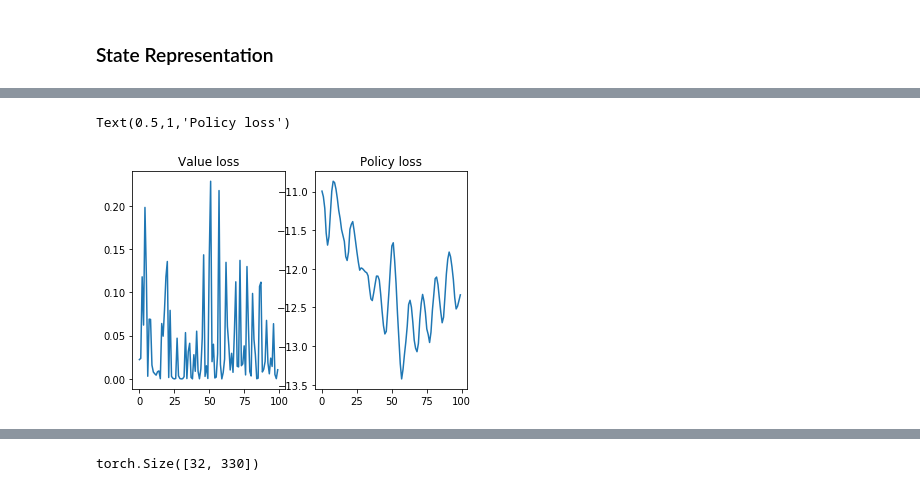
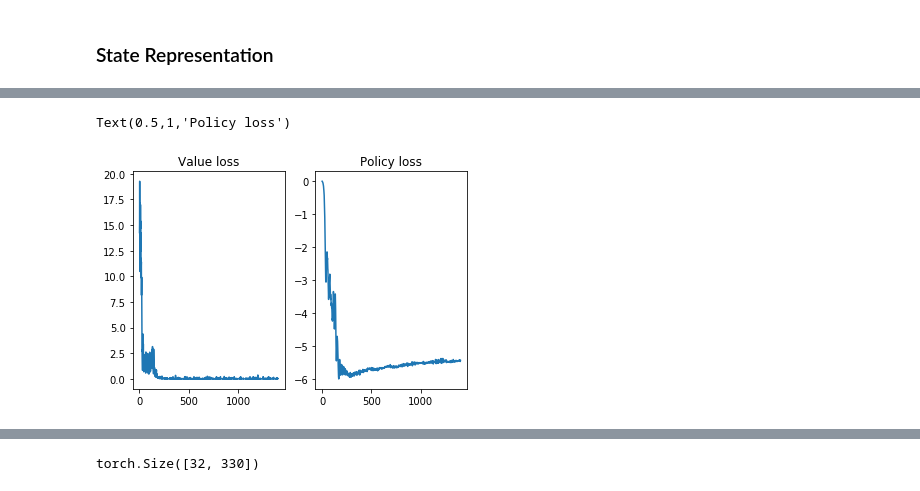
Before and after one commit to awarebayes/RecNN, a Jupyter notebook: notes/1. Model Architecture .ipynb, the cells around one changed output, grey strips where cells are left out. Cells and saved outputs as stored; diff of their text form; code cells hidden in the pictures.

Commit message:
Cool graphs added

```diff
--- a/notes/1. Model Architecture .ipynb
+++ b/notes/1. Model Architecture .ipynb
@@ -266,10 +266,10 @@ for u in tqdm(dataset.users[:1000]):
 [interactive output not drawn]
 # %%
 f, (ax1, ax2) = plt.subplots(1, 2)
-ax1.plot(range(len(v_loss[-100:])), v_loss[-100:])
+ax1.plot(range(len(v_loss)), v_loss)
 ax1.set_title('Value loss')
-ax2.plot(range(len(p_loss[-100:])), p_loss[-100:])
+ax2.plot(range(len(p_loss)), p_loss)
 ax2.set_title('Policy loss')
 # %% [output]
 Text(0.5,1,'Policy loss')
-[figure, old version]
+[figure, new version]
```
Also changed, not shown: parts of 2 cells of this notebook.
